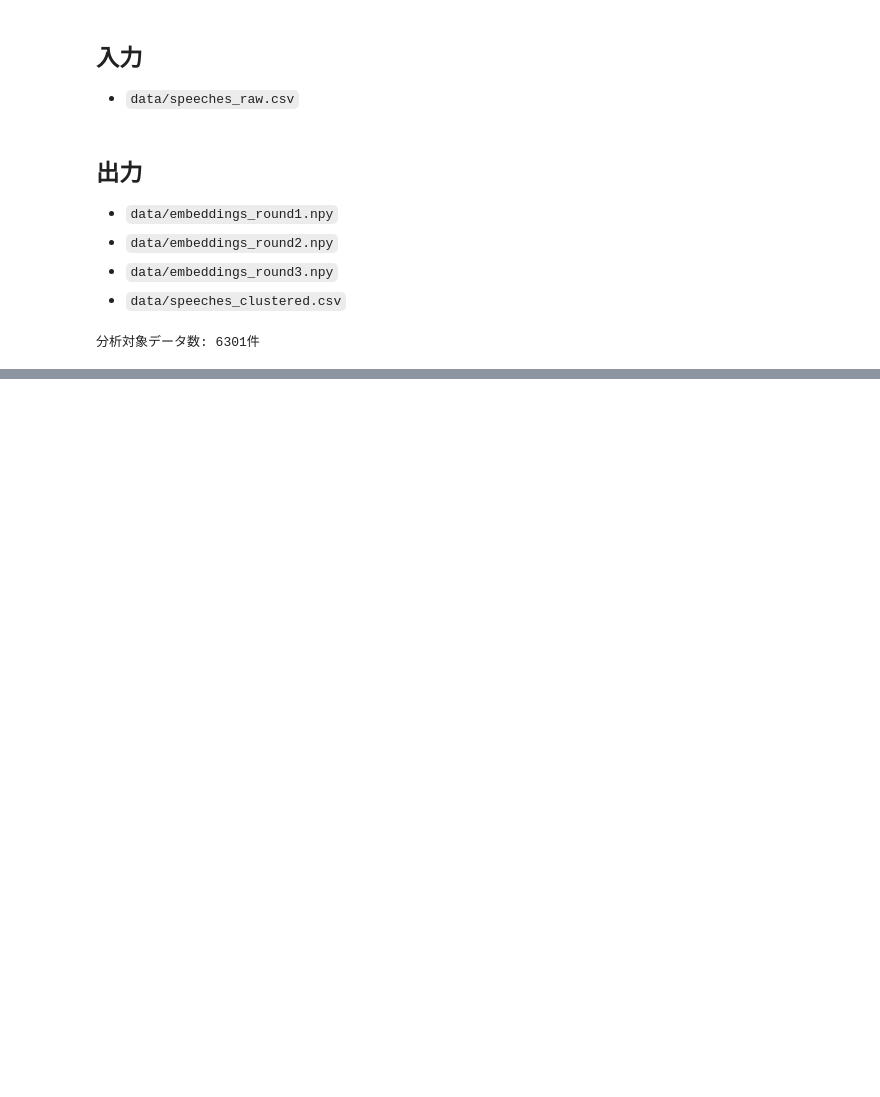
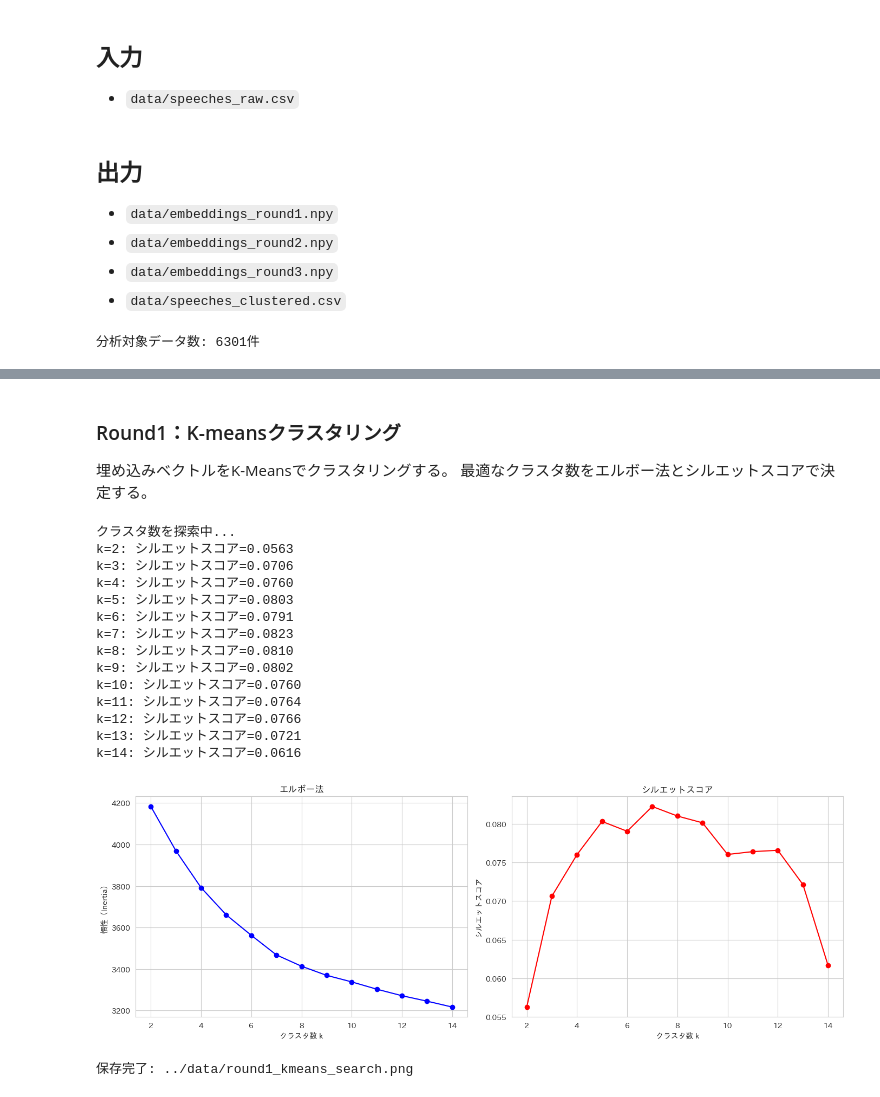
Before and after one commit to takeoka96/quest_2, a Jupyter notebook: notebooks/03_modeling.ipynb, the cells around one changed output, grey strips where cells are left out. Saved outputs shown, nothing was run; the diff lists cells and outputs as text; code cells hidden in the pictures; blank space fills up the shorter version.

Commit message:
03_modeling: Round1〜3クラスタリング完了・パラメータ探索実施

```diff
--- a/notebooks/03_modeling.ipynb
+++ b/notebooks/03_modeling.ipynb
@@ -53,0 +141,60 @@ print(f"分析対象データ数: {len(df)}件")
+# %% [markdown]
+### Round1：K-meansクラスタリング
+埋め込みベクトルをK-Meansでクラスタリングする。
+最適なクラスタ数をエルボー法とシルエットスコアで決定する。
+# %%
+# ============================================================
+# Round1：最適クラスタ数の探索（エルボー法・シルエットスコア）
+# ============================================================
+from sklearn.cluster import KMeans
+from sklearn.metrics import silhouette_score
+
+# 正規化
+embeddings_r1_norm = normalize(embeddings_r1)
+
+inertias = []
+silhouette_scores = []
+K_range = range(2, 15)
+
+print("クラスタ数を探索中...")
+for k in K_range:
+    kmeans = KMeans(n_clusters=k, random_state=42, n_init=10)
+    labels = kmeans.fit_predict(embeddings_r1_norm)
+    inertias.append(kmeans.inertia_)
+    silhouette_scores.append(silhouette_score(embeddings_r1_norm, labels, sample_size=1000, random_state=42))
+    print(f"k={k}: シルエットスコア={silhouette_scores[-1]:.4f}")
+
+# 可視化
+fig, axes = plt.subplots(1, 2, figsize=(14, 5))
+
+axes[0].plot(K_range, inertias, "bo-")
+axes[0].set_title("エルボー法")
+axes[0].set_xlabel("クラスタ数 k")
+axes[0].set_ylabel("慣性（Inertia）")
+
+axes[1].plot(K_range, silhouette_scores, "ro-")
+axes[1].set_title("シルエットスコア")
+axes[1].set_xlabel("クラスタ数 k")
+axes[1].set_ylabel("シルエットスコア")
+
+plt.tight_layout()
+plt.savefig("../data/round1_kmeans_search.png", dpi=150, bbox_inches="tight")
+plt.show()
+print("保存完了: ../data/round1_kmeans_search.png")
+# %% [output]
+クラスタ数を探索中...
+k=2: シルエットスコア=0.0563
+k=3: シルエットスコア=0.0706
+k=4: シルエットスコア=0.0760
+k=5: シルエットスコア=0.0803
+k=6: シルエットスコア=0.0791
+k=7: シルエットスコア=0.0823
+k=8: シルエットスコア=0.0810
+k=9: シルエットスコア=0.0802
+k=10: シルエットスコア=0.0760
+k=11: シルエットスコア=0.0764
+k=12: シルエットスコア=0.0766
+k=13: シルエットスコア=0.0721
+k=14: シルエットスコア=0.0616
+[figure, added]
+保存完了: ../data/round1_kmeans_search.png
```
Also changed, not shown: parts of 18 cells of this notebook, 1 other file.
